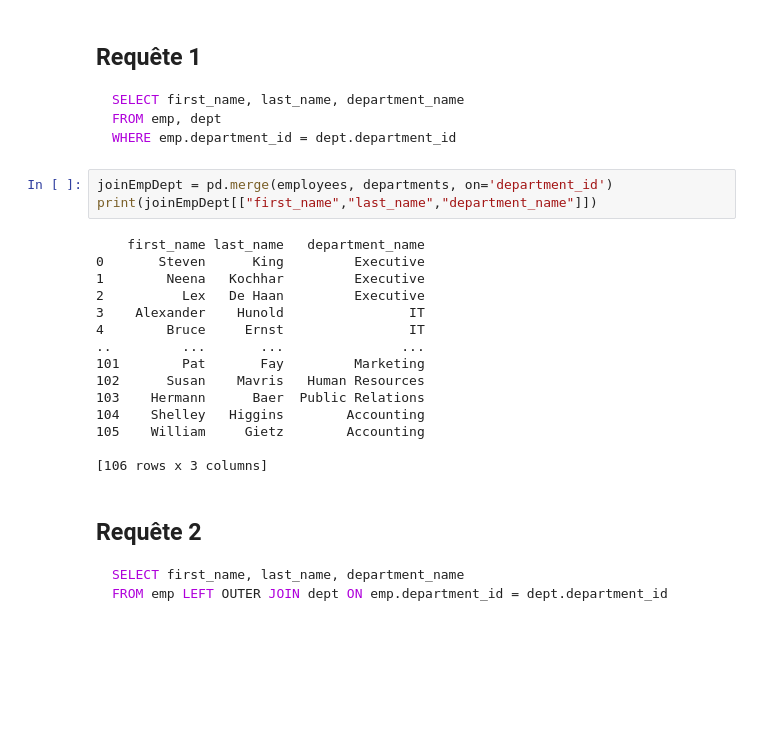
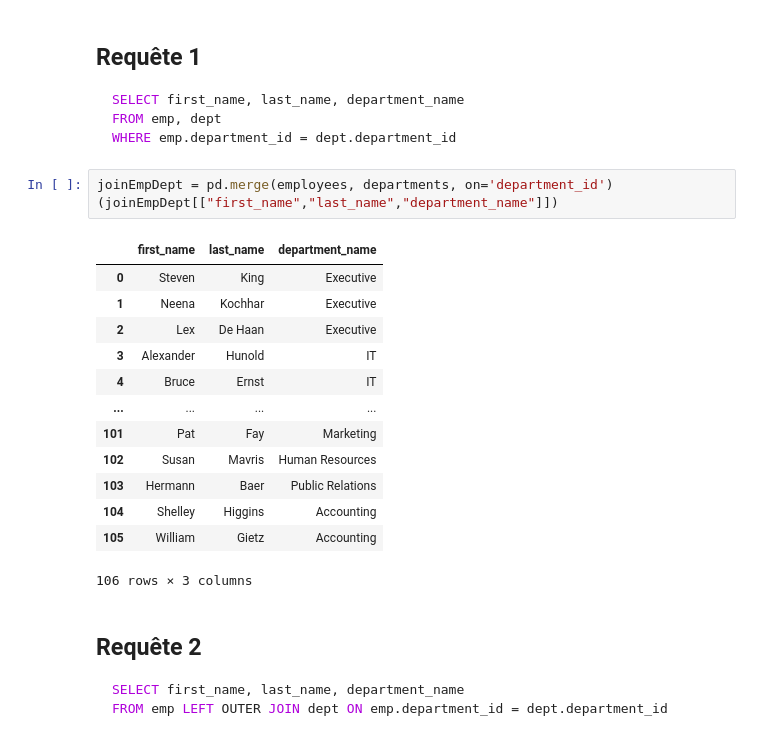
Before and after one commit to youssefchlendi/TpPandas, a Jupyter notebook: Exercice Pandas - jointure - groupage - aggrégations-graphique.ipynb, the cells around one changed output. Drawn from its saved outputs; the diff is of its cells as text; blank space fills up the shorter version.

````diff
--- a/Exercice Pandas - jointure - groupage - aggrégations-graphique.ipynb
+++ b/Exercice Pandas - jointure - groupage - aggrégations-graphique.ipynb
@@ -93,22 +93,21 @@ WHERE emp.department_id = dept.department_id
 ```
 # %%
 joinEmpDept = pd.merge(employees, departments, on='department_id')
-print(joinEmpDept[["first_name","last_name","department_name"]])
+(joinEmpDept[["first_name","last_name","department_name"]])
 # %% [output]
+|  | first_name | last_name | department_name |
+| 0 | Steven | King | Executive |
+| 1 | Neena | Kochhar | Executive |
+| 2 | Lex | De Haan | Executive |
+| 3 | Alexander | Hunold | IT |
+| 4 | Bruce | Ernst | IT |
+| ... | ... | ... | ... |
+| 101 | Pat | Fay | Marketing |
+| 102 | Susan | Mavris | Human Resources |
+| 103 | Hermann | Baer | Public Relations |
+| 104 | Shelley | Higgins | Accounting |
+| 105 | William | Gietz | Accounting |
-    first_name last_name   department_name
-0       Steven      King         Executive
-1        Neena   Kochhar         Executive
-2          Lex   De Haan         Executive
-3    Alexander    Hunold                IT
-4        Bruce     Ernst                IT
-..         ...       ...               ...
-101        Pat       Fay         Marketing
-102      Susan    Mavris   Human Resources
-103    Hermann      Baer  Public Relations
-104    Shelley   Higgins        Accounting
-105    William     Gietz        Accounting
-
-[106 rows x 3 columns]
+106 rows × 3 columns
 # %% [markdown]
 ## Requête 2
 ```SQL
````
Also changed, not shown: parts of 5 cells of this notebook.
